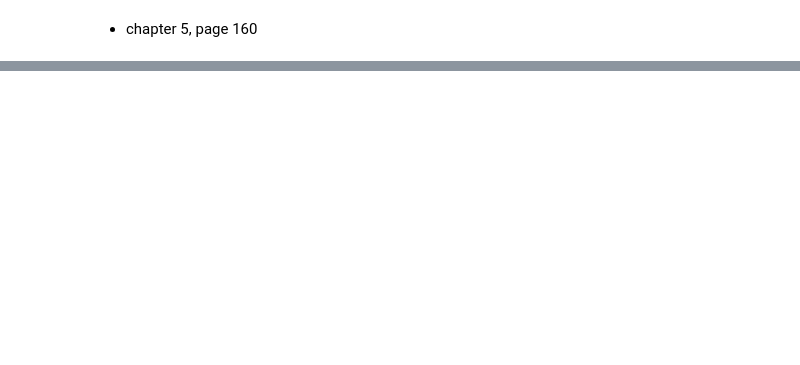
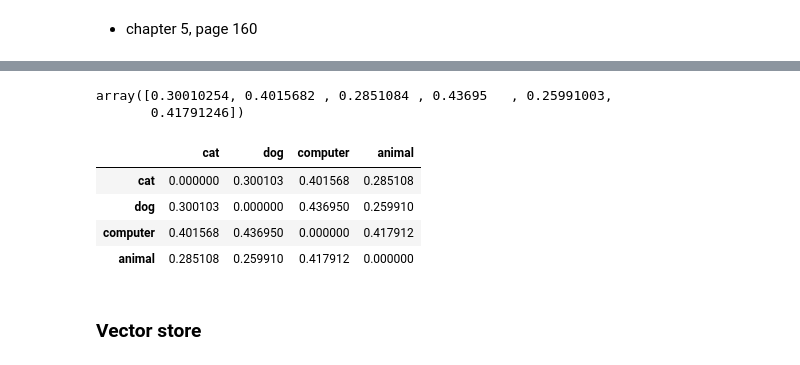
Before and after one commit to sri-deek/genai-starter, a Jupyter notebook: notebooks/501_testgemini.ipynb, the cells around one changed output, grey strips where cells are left out. Drawn from its saved outputs; the diff is of its cells as text; code cells hidden in the pictures; blank space fills up the shorter version.

```diff
--- a/notebooks/501_testgemini.ipynb
+++ b/notebooks/501_testgemini.ipynb
@@ -48,0 +88,2 @@ embeddings.embed_query("What's our Q1 revenue?")
+# %%
+words = ["cat", "dog", "computer", "animal"]
@@ -48,0 +94,2 @@ embeddings.embed_query("What's our Q1 revenue?")
+# %%
+doc_vector = embeddings.embed_documents(words)
@@ -48,0 +212,2 @@ embeddings.embed_query("What's our Q1 revenue?")
+# %%
+X = np.array(doc_vector)
@@ -48,0 +225,5 @@ embeddings.embed_query("What's our Q1 revenue?")
+# %%
+pdist(X)
+# %% [output]
+array([0.30010254, 0.4015682 , 0.2851084 , 0.43695   , 0.25991003,
+       0.41791246])
@@ -48,0 +234,18 @@ embeddings.embed_query("What's our Q1 revenue?")
+# %%
+dists = squareform(pdist(X))
+# %%
+import pandas as pd
+df = pd.DataFrame(
+data=dists,
+index=words,
+columns=words
+)
+df.style.background_gradient(cmap='coolwarm')
+# %% [output]
+|  | cat | dog | computer | animal |
+| cat | 0.000000 | 0.300103 | 0.401568 | 0.285108 |
+| dog | 0.300103 | 0.000000 | 0.436950 | 0.259910 |
+| computer | 0.401568 | 0.436950 | 0.000000 | 0.417912 |
+| animal | 0.285108 | 0.259910 | 0.417912 | 0.000000 |
+# %% [markdown]
+### Vector store
```
Also changed, not shown: parts of 33 cells of this notebook, 2 other files.
